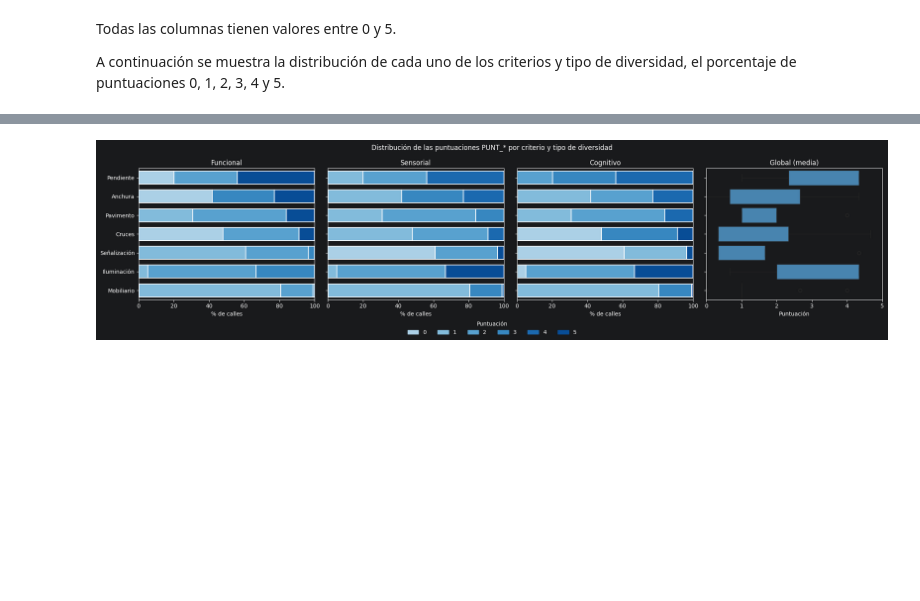
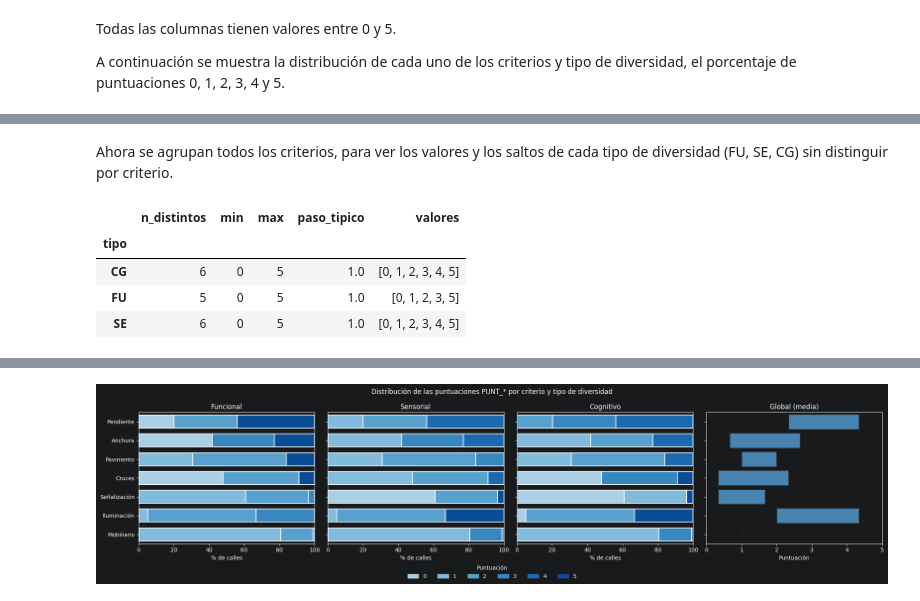
Before and after one commit to vicpari89/tfm-urban-accessibility-ml, a Jupyter notebook: notebooks/0.01-exploratory-analysis-algeciras.ipynb, the cells around one changed output, grey strips where cells are left out. Saved outputs shown, nothing was run; the diff lists cells and outputs as text; code cells hidden in the pictures; blank space fills up the shorter version.

```diff
--- a/notebooks/0.01-exploratory-analysis-algeciras.ipynb
+++ b/notebooks/0.01-exploratory-analysis-algeciras.ipynb
@@ -779,0 +828,16 @@ A continuación se muestra la distribución de cada uno de los criterios y tipo
+# %% [markdown]
+Ahora se agrupan todos los criterios, para ver los valores y los saltos de cada tipo de diversidad (FU, SE, CG) sin distinguir por criterio.
+# %%
+# Distinct values and typical step per diversity type, pooling the values of all the criteria
+type_rows = []
+for kind, group in steps.groupby('tipo'):
+    values = np.sort(np.unique(np.concatenate(group['valores'].values)))
+    type_rows.append({'tipo': kind, 'n_distintos': len(values), 'min': values.min(), 'max': values.max(),
+                      'paso_tipico': np.median(np.diff(values)), 'valores': values.tolist()})
+display(pd.DataFrame(type_rows).set_index('tipo'))
+# %% [output]
+|  | n_distintos | min | max | paso_tipico | valores |
+| tipo |  |  |  |  |  |
+| CG | 6 | 0 | 5 | 1.0 | [0, 1, 2, 3, 4, 5] |
+| FU | 5 | 0 | 5 | 1.0 | [0, 1, 2, 3, 5] |
+| SE | 6 | 0 | 5 | 1.0 | [0, 1, 2, 3, 4, 5] |
```
Also changed, not shown: parts of 5 cells of this notebook, 2 other files.
